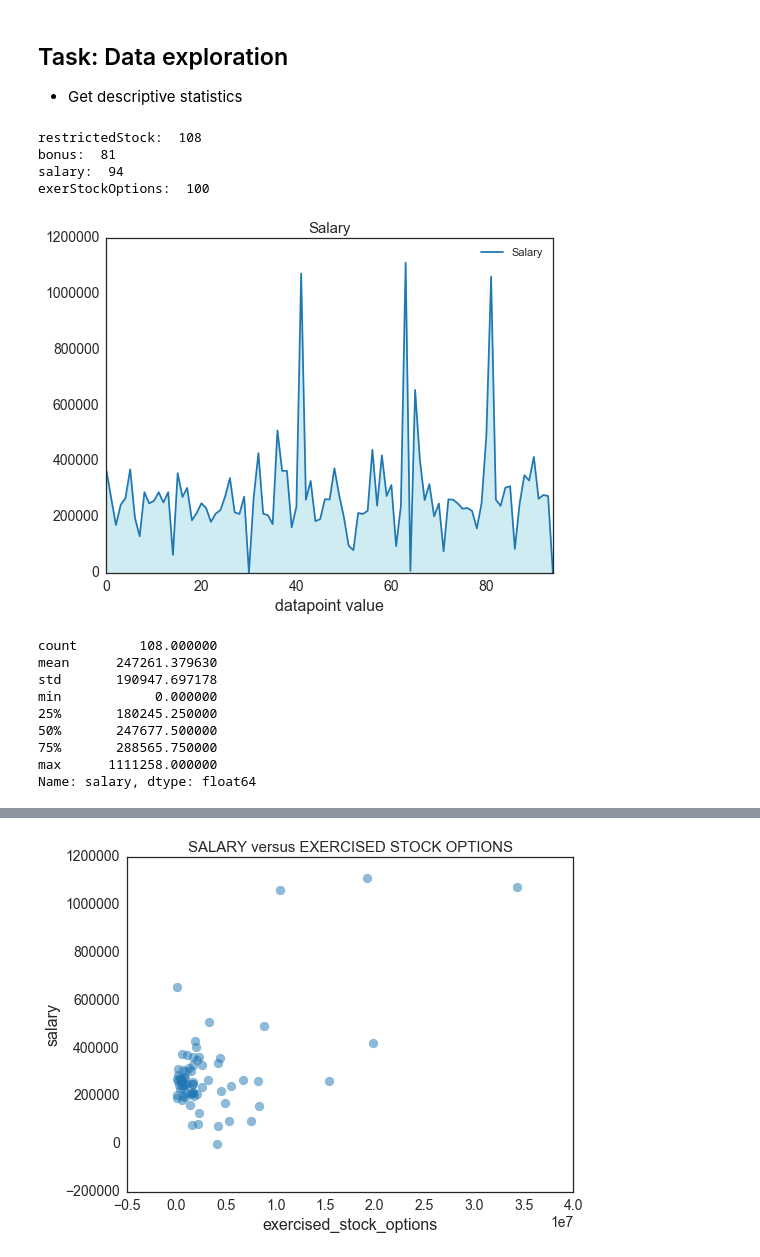
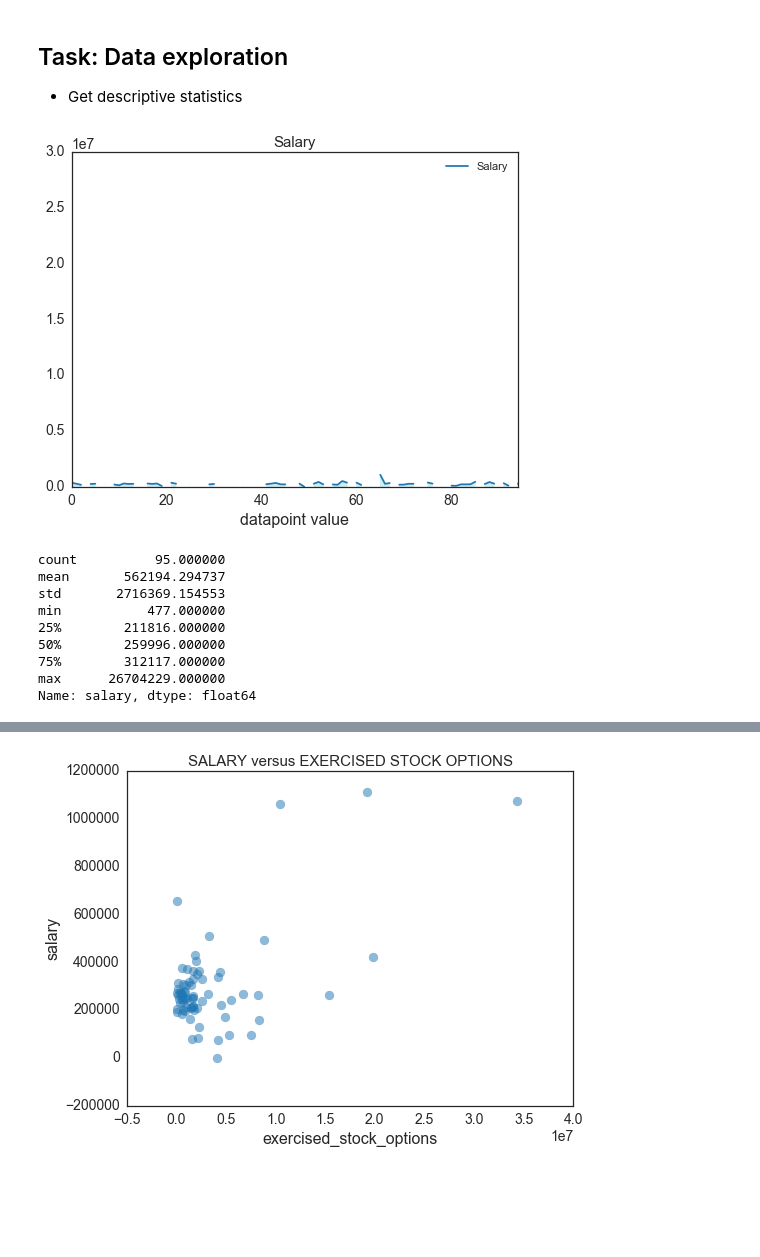
Before and after one commit to omoju/identifyFraudFromEnronEmail, a Jupyter notebook: IdentifyFraudFromEnronEmail.ipynb, the cells around one changed output, grey strips where cells are left out. Cells and saved outputs as stored; diff of their text form; code cells hidden in the pictures; blank space fills up the shorter version.

```diff
--- a/IdentifyFraudFromEnronEmail.ipynb
+++ b/IdentifyFraudFromEnronEmail.ipynb
@@ -78,13 +77,13 @@ from __future__ import division
 allFeatures = ['poi',
 'bonus','deferral_payments',
 'deferred_income', 'director_fees','exercised_stock_options','expenses',
-'fraction_from_poi','fraction_to_poi','from_messages','from_poi_to_this_person','from_this_person_to_poi',
+'from_messages','from_poi_to_this_person','from_this_person_to_poi',
 'loan_advances','long_term_incentive','other','restricted_stock','restricted_stock_deferred', 'salary',
 'shared_receipt_with_poi','to_messages','total_payments','total_stock_value']
 
 # 'email_address' I took out this feature because it could not be converted to an int or float
 
-mydata = featureFormat(data_dict, allFeatures)
+mydata = featureFormat(data_dict, allFeatures, remove_NaN=False, remove_all_zeroes=False, remove_any_zeroes=False)
 # %%
 df = pd.DataFrame(mydata)
 df.columns = allFeatures
@@ -219,64 +198,30 @@ restrictedStock = list(itertools.chain.from_iterable(restrictedStock))
-# %%
-## Pad feature list with zeros to ensure all columns have equal lenght
-## Otherwise we won't be able to transfor the individual feature list into a dataframe
-
-print "restrictedStock: ", len(restrictedStock)
-size = len(restrictedStock) - len(bonus)
-temp = [0.0] * size
-
-
-print "bonus: ", len(bonus)
-bonus = bonus + temp
-
-size = len(restrictedStock) - len(salary)
-temp = [0.0] * size
-
-print "salary: ", len(salary)
-salary = salary + temp
-
-
-size = len(restrictedStock) - len(exerStockOptions)
-temp = [0.0] * size
-
-print "exerStockOptions: ", len(exerStockOptions)
-exerStockOptions = exerStockOptions + temp
-# %% [output]
-restrictedStock:  108
-bonus:  81
-salary:  94
-exerStockOptions:  100
 # %%
-import pandas as pd
-
-
-df = pd.DataFrame({'salary': salary, 'bonus': bonus, 'exercisedStockOptions': exerStockOptions,
-                   'restrictedStock': restrictedStock})
 x = range(0,len(df))
 
 pltSalary = df['salary']
 
 ax = plt.plot(pltSalary, label='Salary', color=tableau20[0])
 fill_between(x, pltSalary, 0, alpha=0.5, color=tableau20[19])
 
 _= plt.xlabel('datapoint value')
 _= plt.title('Salary')
 
 #_= plt.legend(loc='upper center', shadow=True, fontsize='medium')
 _= plt.legend()
 plt.xlim(0, 94)
 plt.show()
 
 df['salary'].describe()
 # %% [output]
-[figure, old version]
+[figure, new version]
-count        108.000000
-mean      247261.379630
-std       190947.697178
-min            0.000000
-25%       180245.250000
-50%       247677.500000
-75%       288565.750000
-max      1111258.000000
+count          95.000000
+mean       562194.294737
+std       2716369.154553
+min           477.000000
+25%        211816.000000
+50%        259996.000000
+75%        312117.000000
+max      26704229.000000
 Name: salary, dtype: float64
 # %%
 x = range(0,len(df))
```
Also changed, not shown: parts of 23 cells of this notebook, 1 other file.
